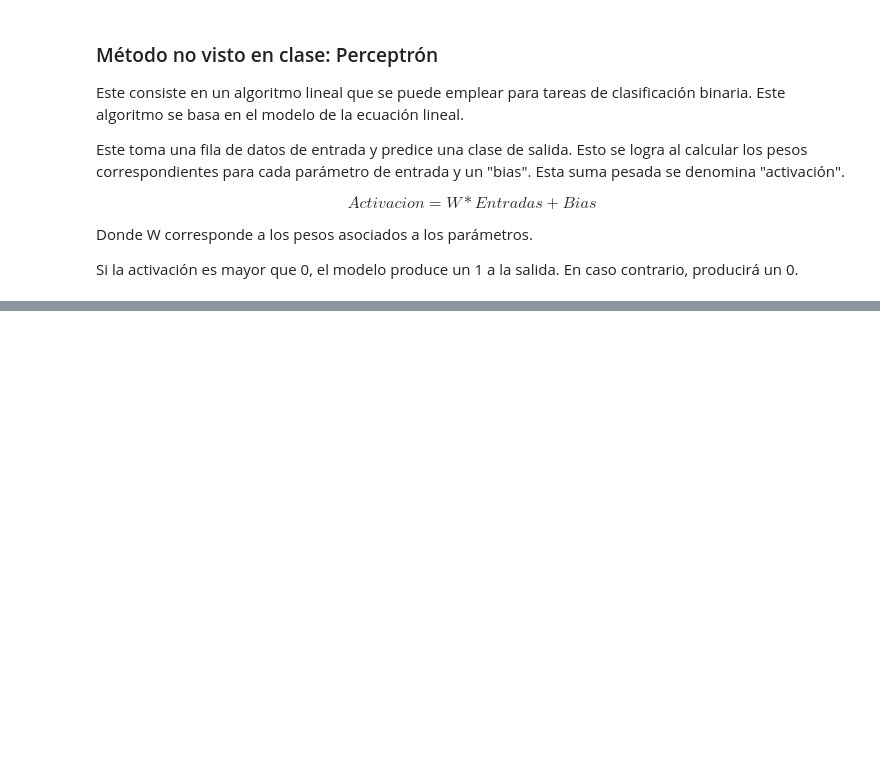
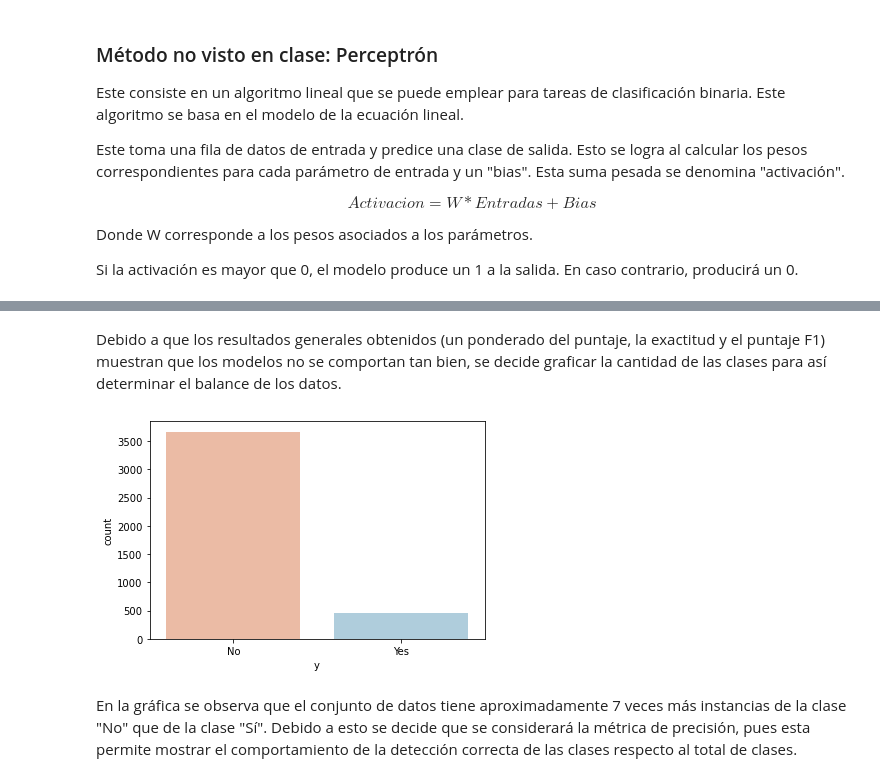
Before and after one commit to eliecer9000/investigacion-2-reconocimiento-patrones, a Jupyter notebook: Investigacion_2.ipynb, the cells around one changed output, grey strips where cells are left out. Cells and saved outputs as stored; diff of their text form; code cells hidden in the pictures; blank space fills up the shorter version.

```diff
--- a/Investigacion_2.ipynb
+++ b/Investigacion_2.ipynb
@@ -533,0 +651,17 @@ Si la activación es mayor que 0, el modelo produce un 1 a la salida. En caso co
+# %% [markdown]
+Debido a que los resultados generales obtenidos (un ponderado del puntaje, la exactitud y el puntaje F1) muestran que los modelos no se comportan tan bien, se decide graficar la cantidad de las clases para así determinar el balance de los datos.
+# %%
+from matplotlib import pyplot as plt
+import seaborn as sns
+%matplotlib inline
+
+plt.figure()
+sns.countplot(x='y', data=bank_data_set, palette='RdBu')
+plt.xticks([0,1], ['No', 'Yes'])
+plt.show()
+# %% [output]
+[figure, added]
+# %% [markdown]
+En la gráfica se observa que el conjunto de datos tiene aproximadamente 7 veces más instancias de la clase "No"
+que de la clase "Sí". Debido a esto se decide que se considerará la métrica de precisión, pues esta permite mostrar el
+comportamiento de la detección correcta de las clases respecto al total de clases.
```
Also changed, not shown: parts of 12 cells of this notebook.
